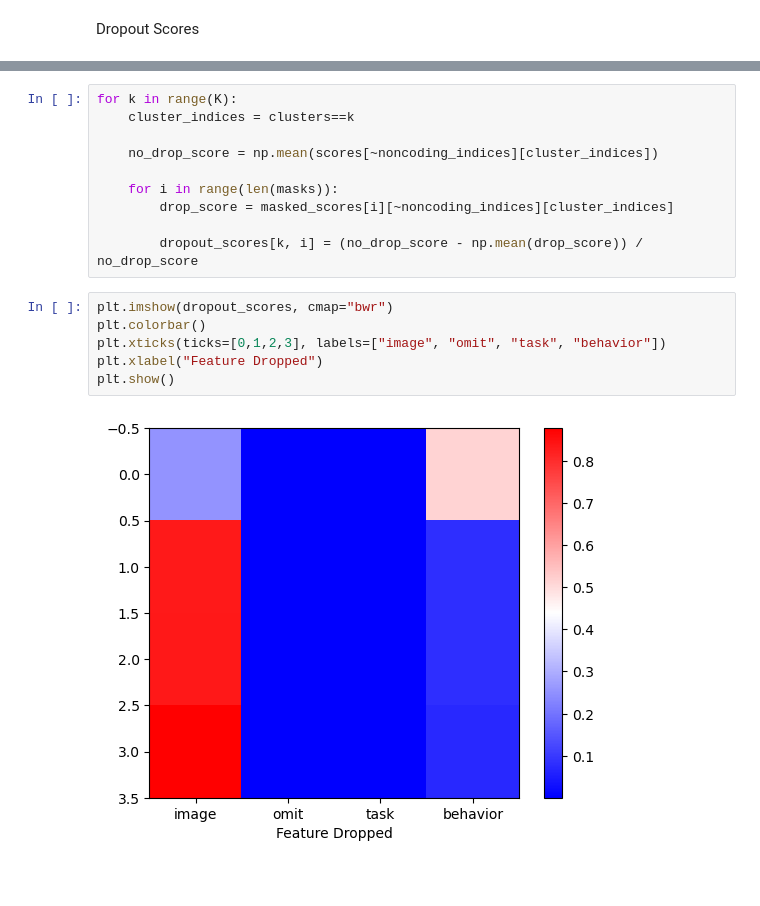
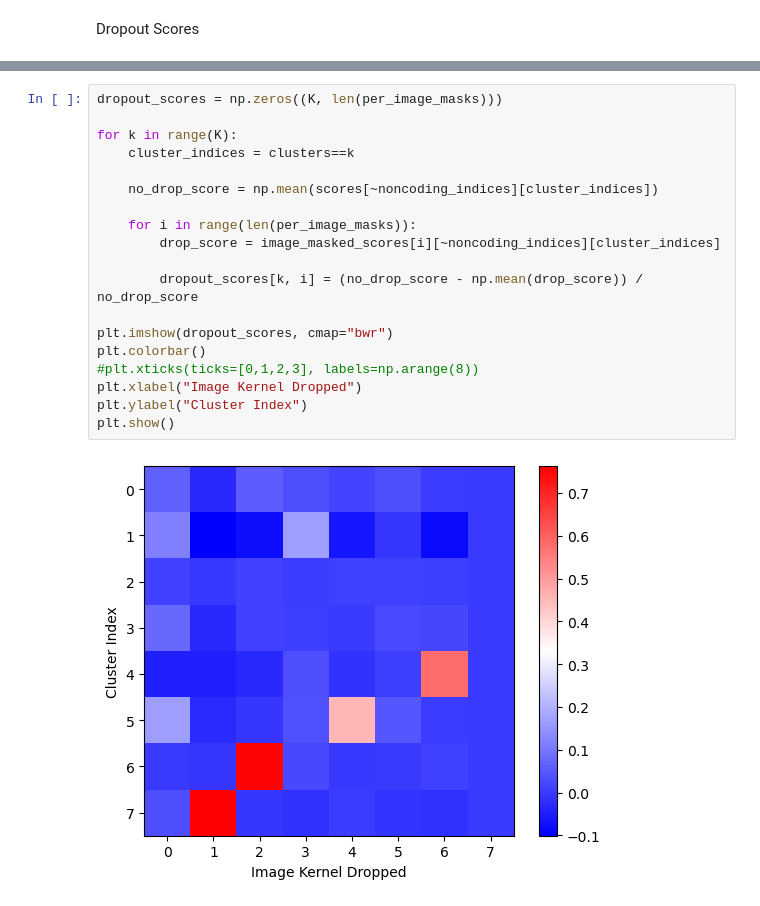
Before and after one commit to matt-wats/AMP3-Spring-2026-Project, a Jupyter notebook: my_2a.ipynb, the cells around one changed output, grey strips where cells are left out. Drawn from its saved outputs; the diff is of its cells as text; blank space fills up the shorter version.

```diff
--- a/my_2a.ipynb
+++ b/my_2a.ipynb
@@ -476,18 +421,21 @@ dropout_scores = np.zeros((K, len(masks)))
-# %%
-for k in range(K):
-    cluster_indices = clusters==k
-
-    no_drop_score = np.mean(scores[~noncoding_indices][cluster_indices])
-
-    for i in range(len(masks)):
-        drop_score = masked_scores[i][~noncoding_indices][cluster_indices]
-
-        dropout_scores[k, i] = (no_drop_score - np.mean(drop_score)) / no_drop_score
-# %%
-plt.imshow(dropout_scores, cmap="bwr")
-plt.colorbar()
-plt.xticks(ticks=[0,1,2,3], labels=["image", "omit", "task", "behavior"])
-plt.xlabel("Feature Dropped")
-plt.show()
-# %% [output]
-[figure, removed]
+# %%
+dropout_scores = np.zeros((K, len(per_image_masks)))
+
+for k in range(K):
+    cluster_indices = clusters==k
+
+    no_drop_score = np.mean(scores[~noncoding_indices][cluster_indices])
+
+    for i in range(len(per_image_masks)):
+        drop_score = image_masked_scores[i][~noncoding_indices][cluster_indices]
+
+        dropout_scores[k, i] = (no_drop_score - np.mean(drop_score)) / no_drop_score
+
+plt.imshow(dropout_scores, cmap="bwr")
+plt.colorbar()
+#plt.xticks(ticks=[0,1,2,3], labels=np.arange(8))
+plt.xlabel("Image Kernel Dropped")
+plt.ylabel("Cluster Index")
+plt.show()
+# %% [output]
+[figure, added]
```
Also changed, not shown: parts of 21 cells of this notebook.
